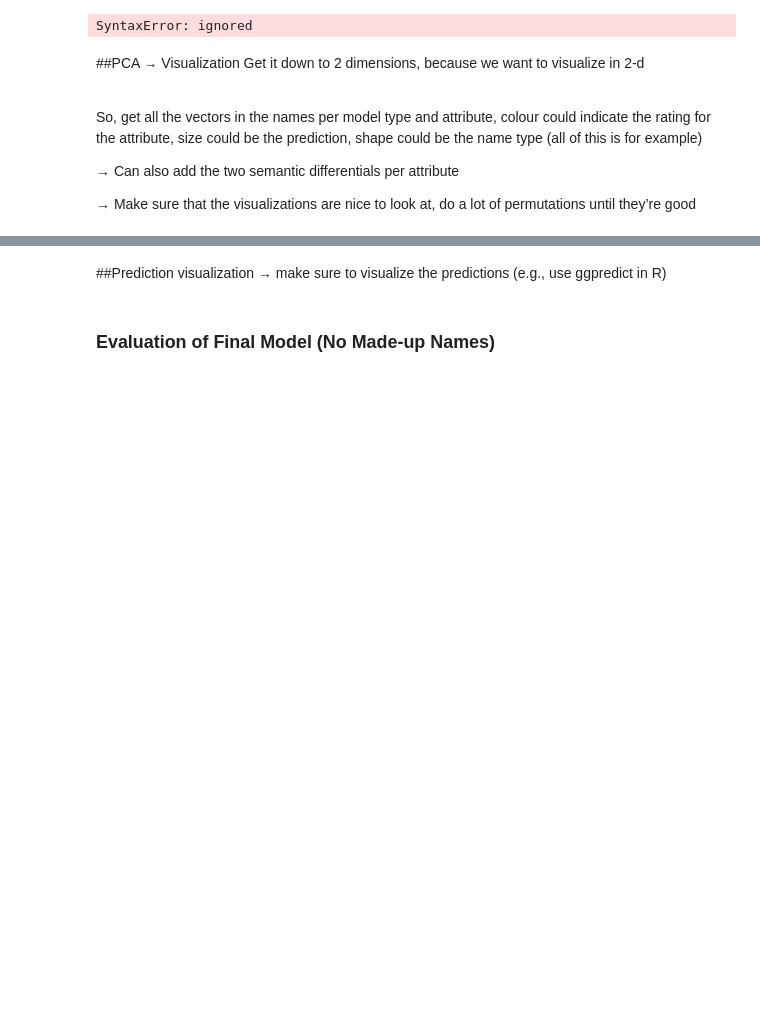
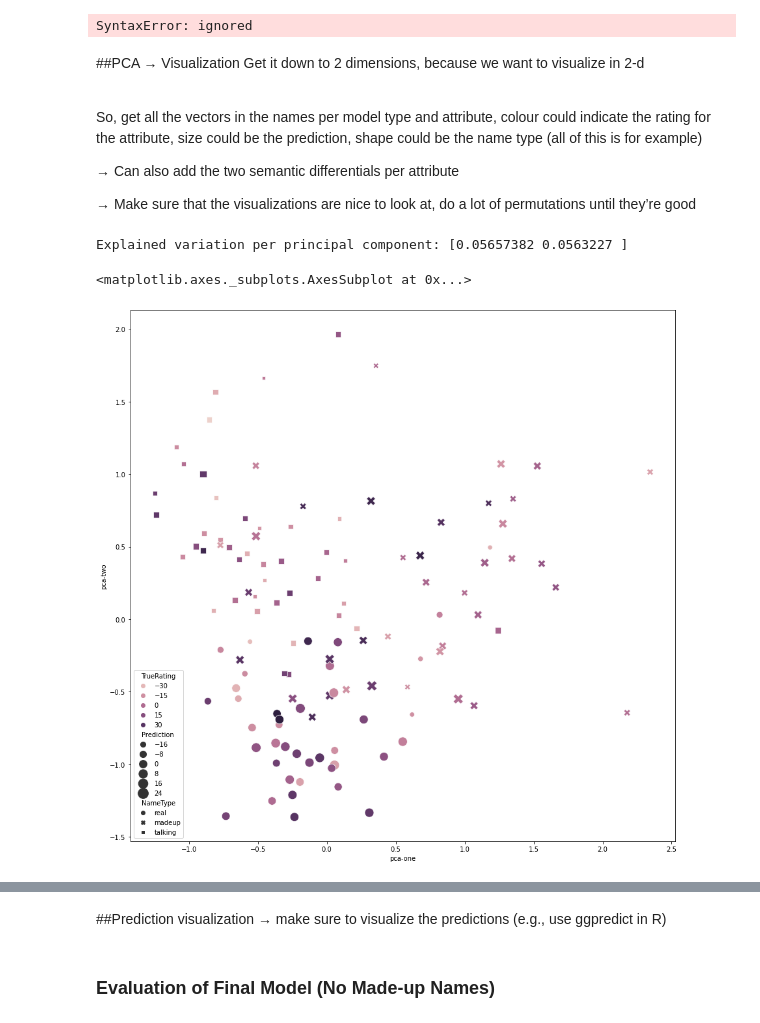
Before and after one commit to aron2vec/semantics-of-names, a Jupyter notebook: code/Publishing Version Semantics of Names.ipynb, the cells around one changed output, grey strips where cells are left out. Drawn from its saved outputs; the diff is of its cells as text; code cells hidden in the pictures; blank space fills up the shorter version.

Commit message:
Did PCA for ngram meanvectorless

```diff
--- a/code/Publishing Version Semantics of Names.ipynb
+++ b/code/Publishing Version Semantics of Names.ipynb
@@ -1799,0 +1812,9 @@ So, get all the vectors in the names per model type and attribute, colour could
+# %%
+age_PCA_ngram = pd.DataFrame(fasttext_xifyer_ngram(df_age))
+age_PCA_ngram_meanvec = pd.DataFrame(fasttext_xifyer_ngram_v2(df_age))
+
+gender_PCA_ngram = pd.DataFrame(fasttext_xifyer_ngram(df_gender))
+gender_PCA_ngram_meanvec = pd.DataFrame(fasttext_xifyer_ngram_v2(df_gender))
+
+polarity_PCA_ngram = pd.DataFrame(fasttext_xifyer_ngram(df_polarity))
+polarity_PCA_ngram_meanvec = pd.DataFrame(fasttext_xifyer_ngram_v2(df_polarity))
@@ -1799,0 +1833,33 @@ So, get all the vectors in the names per model type and attribute, colour could
+# %%
+# AGE
+
+feat_cols = [ 'd' + str(i) for i in range(age_PCA_ngram.shape[1]) ]
+df = pd.DataFrame(age_PCA_ngram,columns=feat_cols)
+
+pca = PCA(n_components=2)
+pca_result = pca.fit_transform(age_PCA_ngram)
+
+age_PCA_ngram['pca-one'] = pca_result[:,0]
+age_PCA_ngram['pca-two'] = pca_result[:,1]
+print('Explained variation per principal component: {}'.format(pca.explained_variance_ratio_))
+
+with open(csv_path + 'age_pred_nn.csv', 'r') as f:
+  age_predictions = pd.read_csv(f)
+
+  age_PCA_ngram['TrueRating'] = age_predictions['TrueRating']
+  age_PCA_ngram['Prediction'] = age_predictions['NgramRating']
+  age_PCA_ngram['NameType'] = age_predictions['NameType']
+
+plt.figure(figsize=(15,15))
+sns.scatterplot(
+    x="pca-one", y="pca-two", hue = 'TrueRating', size = 'Prediction', style = 'NameType',
+    #palette=sns.color_palette(),
+    data=age_PCA_ngram,
+    legend="brief",
+    alpha=1,
+    sizes = (50, 250)
+)
+# %% [output]
+Explained variation per principal component: [0.05657382 0.0563227 ]
+<matplotlib.axes._subplots.AxesSubplot at 0x...>
+[figure, added]
```
Also changed, not shown: parts of 10 cells of this notebook.
